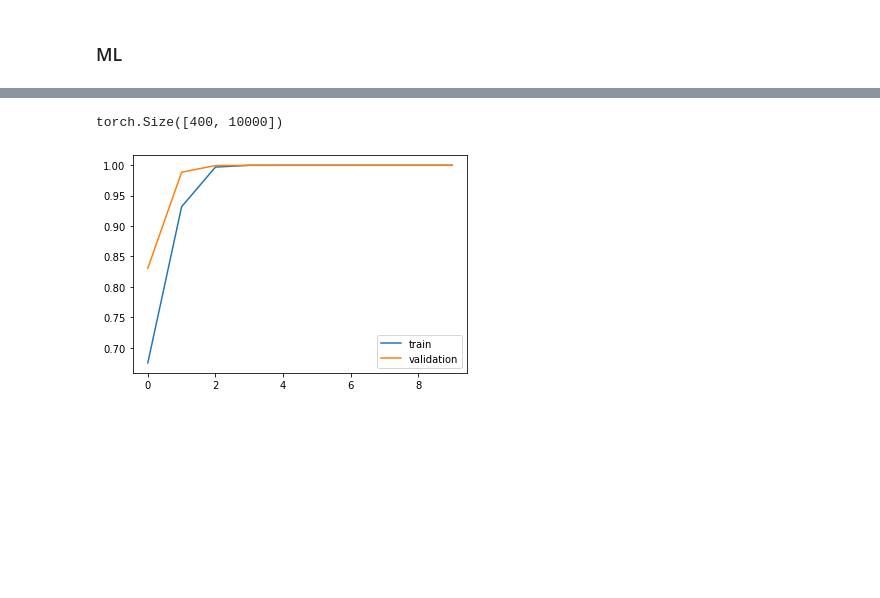
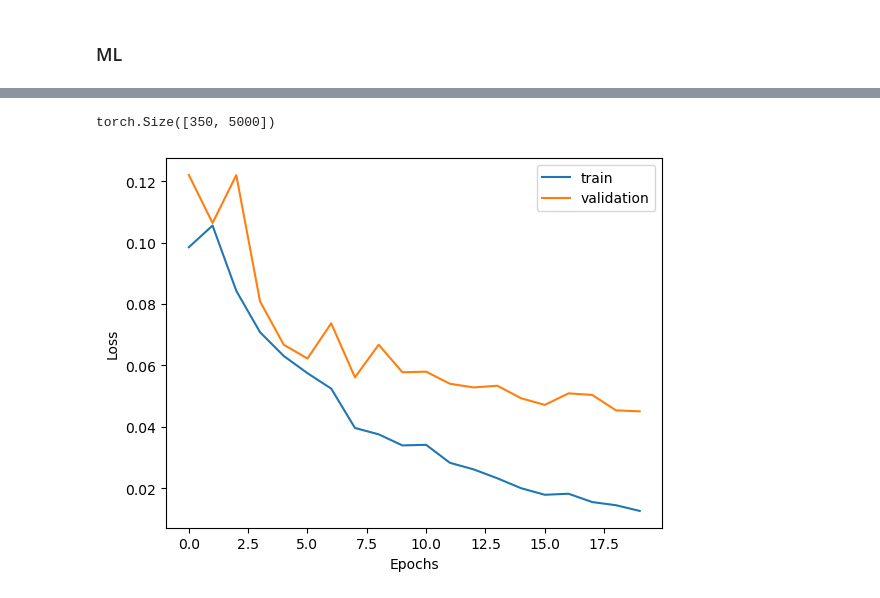
Before and after one commit to MatDagommer/crispr-genomics, a Jupyter notebook: data exploring.ipynb, the cells around one changed output, grey strips where cells are left out. Saved outputs shown, nothing was run; the diff lists cells and outputs as text; code cells hidden in the pictures; blank space fills up the shorter version.

```diff
--- a/data exploring.ipynb
+++ b/data exploring.ipynb
@@ -367,3 +327,26 @@ y_val = y[val_index]
+# %%
+def set_split(X, y, proportion):
+    index = np.arange(len(X))
+    np.random.shuffle(index)
+    sum_p = sum(proportion)
+    proportion = [p / sum_p for p in proportion]
+    prop=0
+    N = len(index)
+    X_splits = []
+    y_splits = []
+    for i in range(len(proportion)):
+        start_index = round( N*prop )
+        end_index = round( N*(prop+proportion[i]) )
+
+        set_index = index[start_index: end_index]
+        X_splits.append( X[set_index] )
+        y_splits.append( y[set_index] )
+
+        prop += proportion[i]
+
+    return *X_splits, *y_splits
+# %%
+X_train, X_val, X_test, y_train, y_val,y_test = set_split(X, y, [0.7,0.2,0.1])
 # %%
 print(X_train.shape)
 print(y_train.shape)
@@ -382,4 +371,4 @@ y_val = torch.tensor(y_val, device='cpu')
 # %%
 X_train.size()
 # %% [output]
-torch.Size([400, 10000])
+torch.Size([350, 5000])
@@ -388,9 +375,16 @@ import timeit
+# %%
+optimizer = torch.optim.SGD(model.parameters(), lr=0.05, momentum=0.9)
 # %%
-trained_model, train_accs, val_accs = train_model(model, X_train, y_train, X_val, y_val, device)
+trained_model, train_losses, val_losses = train_model(model, X_train, y_train, X_val, y_val,
+                                                  optimizer,
+                                                  device,
+                                                 epochs=20,verbose=False)
 # %%
-plt.plot(train_accs[:10], label = "train")
-plt.plot(val_accs[:10], label = "validation")
+plt.plot(train_losses, label = "train")
+plt.plot(val_losses, label = "validation")
 plt.legend()
+plt.xlabel("Epochs")
+plt.ylabel("Loss")
 plt.show()
 # %% [output]
-[figure, old version]
+[figure, new version]
```
Also changed, not shown: parts of 15 cells of this notebook.
